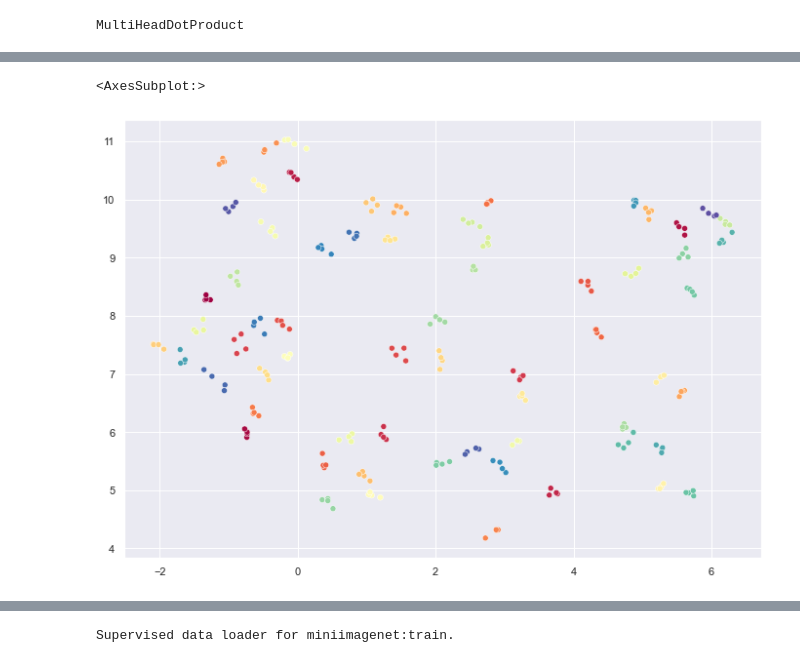
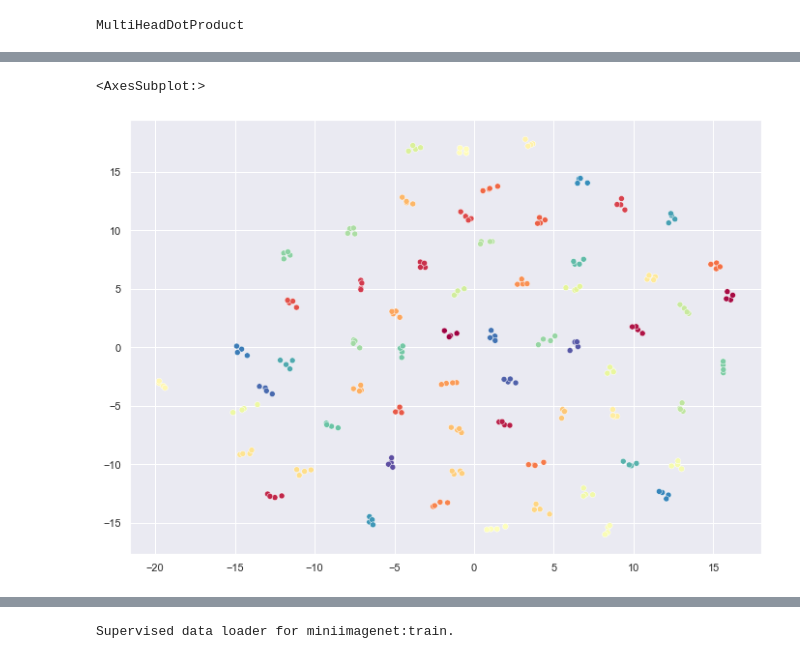
Before and after one commit to ojss/SAMPTransfer, a Jupyter notebook: attention_viz.ipynb, the cells around one changed output, grey strips where cells are left out. Cells and saved outputs as stored; diff of their text form; code cells hidden in the pictures.

```diff
--- a/attention_viz.ipynb
+++ b/attention_viz.ipynb
@@ -49,6 +58,6 @@ y_support = y_support.view(1, -1)
 # %%
 y = torch.cat([y_support, y_query], dim=1).squeeze(0)
 # %%
-feats = model.feature_extractor(torch.cat([o, v]))
+feats = model.backbone(torch.cat([o, v]))
 # %%
 feats = feats.flatten(1)
@@ -64,0 +76,3 @@ sns.scatterplot(x=pfeats[:, 0], y=pfeats[:, 1], hue=y.cpu().numpy(), palette="Sp
+# %%
+sns.set(rc={'figure.figsize':(11.7,8.27)})
+sns.scatterplot(x=pfeats_umap[:, 0], y=pfeats_umap[:, 1], hue=y.cpu().numpy(), palette="Spectral", legend=None)
@@ -65,5 +82,7 @@ sns.scatterplot(x=pfeats[:, 0], y=pfeats[:, 1], hue=y.cpu().numpy(), palette="Sp
 # %%
 edge_attr, edge_index, feats = model.graph_generator.get_graph(feats)
 # %%
-feats = model.gnn(feats, edge_index, edge_attr, ckp["hyper_parameters"]["mpnn_opts"]["output_train_gnn"])
+_, (feats,) = model.gnn(feats, edge_index, edge_attr, ckp["hyper_parameters"]["mpnn_opts"]["output_train_gnn"])
+# %%
+gfeats_tsne = TSNE().fit_transform(feats.cpu().detach().numpy())
 # %%
@@ -71,6 +90,6 @@ gfeats = umap.UMAP().fit_transform(feats[1][0].cpu().detach().numpy())
 # %%
 sns.set(rc={'figure.figsize':(11.7,8.27)})
-sns.scatterplot(x=gfeats[:, 0], y=gfeats[:, 1], hue=y.cpu().numpy(), palette="Spectral", legend=None)
+sns.scatterplot(x=gfeats_tsne[:, 0], y=gfeats_tsne[:, 1], hue=y.cpu().numpy(), palette="Spectral", legend=None)
 # %% [output]
 <AxesSubplot:>
-[figure, old version]
+[figure, new version]
```
Also changed, not shown: parts of 89 cells of this notebook, 2 other files.
